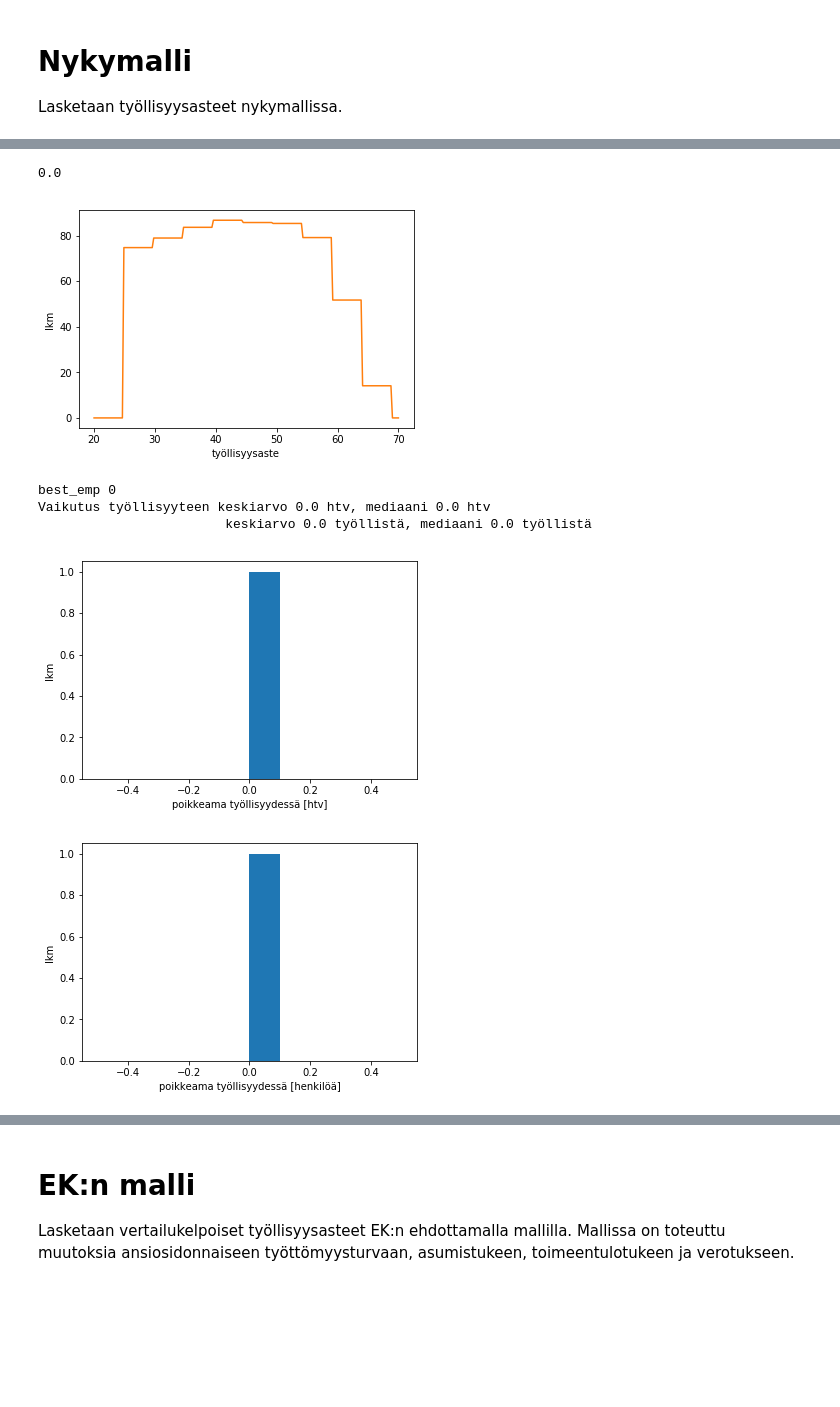
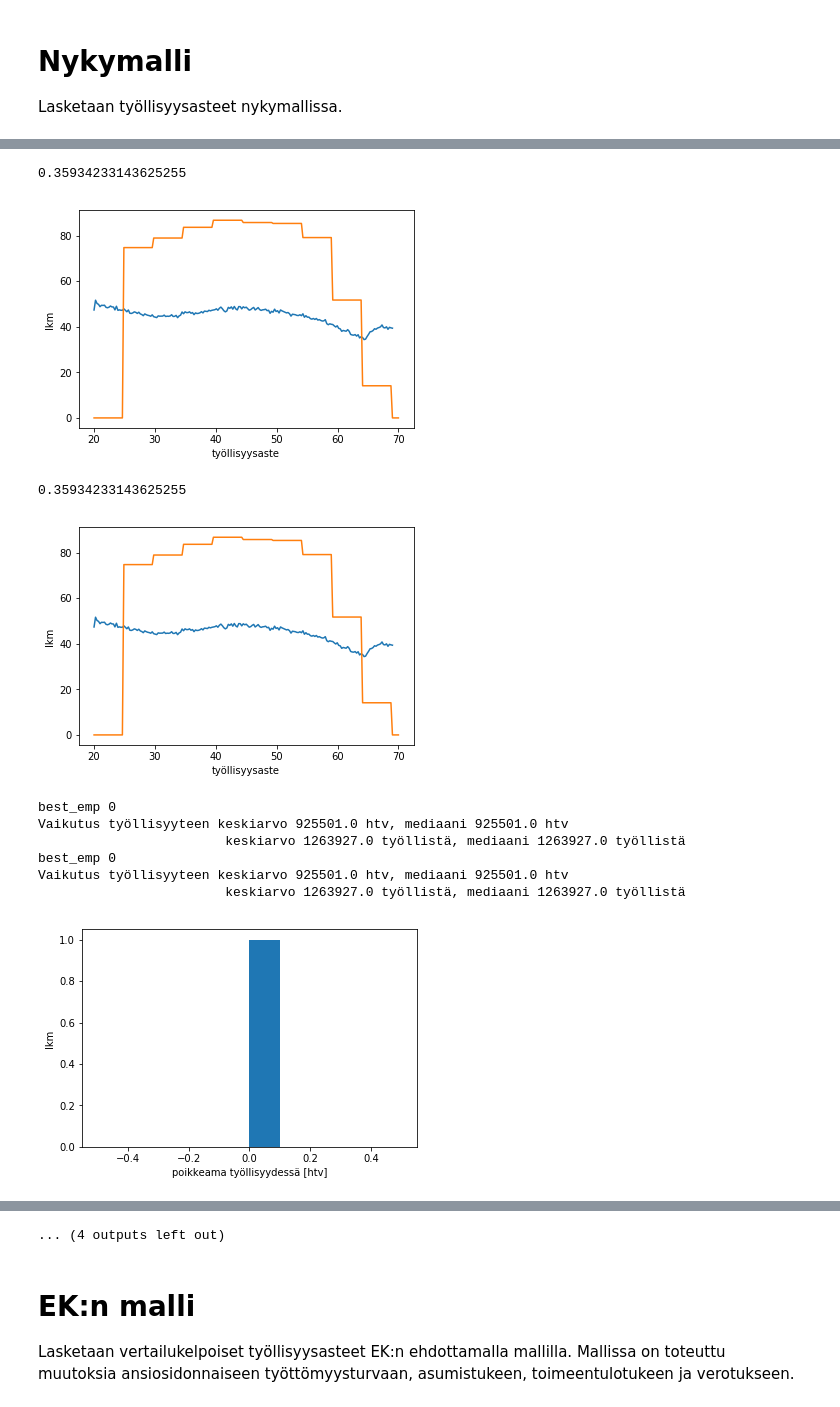
Before and after one commit to ajtanskanen/lifecycle-old-rl, a Jupyter notebook: social security with RL 10.ipynb, the cells around one changed output, grey strips where cells are left out. Drawn from its saved outputs; the diff is of its cells as text; code cells hidden in the pictures; blank space fills up the shorter version.

```diff
--- a/social security with RL 10.ipynb
+++ b/social security with RL 10.ipynb
@@ -29,9 +29,9 @@ from lifecycle_rl import Lifecycle
 import warnings
 warnings.filterwarnings('ignore')
 
-pop_size=1_0
-size1=10_000_000
-size2=10_000_000
+pop_size=10_000
+size1=20_000_000
+size2=20_000_000
 batch1=1
 batch2=1000
 deterministic=False
@@ -51,11 +60,12 @@ Populating the interactive namespace from numpy and matplotlib
 
 Lasketaan työllisyysasteet nykymallissa.
 # %%
-cc1=Lifecycle(env='unemployment-v1',minimal=False,mortality=mortality,perustulo=False,randomness=True,
+cc1=Lifecycle(env='unemployment-v1',minimal=False,mortality=mortality,perustulo=False,
+              randomness=True,
               deterministic=False)
 cc1.explain()
 cc1.run_results(debug=False,steps1=size1,steps2=size2,pop=pop_size,deterministic=deterministic,
-                train=True,predict=True,batch1=batch2,batch2=batch2,bestname='saved/best_perus',plot=True,
+                train=True,predict=True,batch1=batch1,batch2=batch2,bestname='saved/best_perus',plot=True,
                 save='saved/perusmalli')
 # %% [output]
 No mortality included
@@ -79,7 +90,11 @@ perustulo False
-0.0
+0.35934233143625255
-[figure, old version]
+[figure, new version]
-best_emp 0
-Vaikutus työllisyyteen keskiarvo 0.0 htv, mediaani 0.0 htv
-                        keskiarvo 0.0 työllistä, mediaani 0.0 työllistä
+0.35934233143625255
-[figure, old version]
+[figure, new version]
+best_emp 0
+Vaikutus työllisyyteen keskiarvo 925501.0 htv, mediaani 925501.0 htv
+                        keskiarvo 1263927.0 työllistä, mediaani 1263927.0 työllistä
+best_emp 0
+Vaikutus työllisyyteen keskiarvo 925501.0 htv, mediaani 925501.0 htv
+                        keskiarvo 1263927.0 työllistä, mediaani 1263927.0 työllistä
-[figure, old version]
+[figure, new version]
@@ -88,3 +104,4 @@ Vaikutus työllisyyteen keskiarvo 0.0 htv, mediaani 0.0 htv
+... (4 outputs left out)
 # %% [markdown]
 # EK:n malli
 
```
Also changed, not shown: parts of 4 cells of this notebook, 3 other files.
